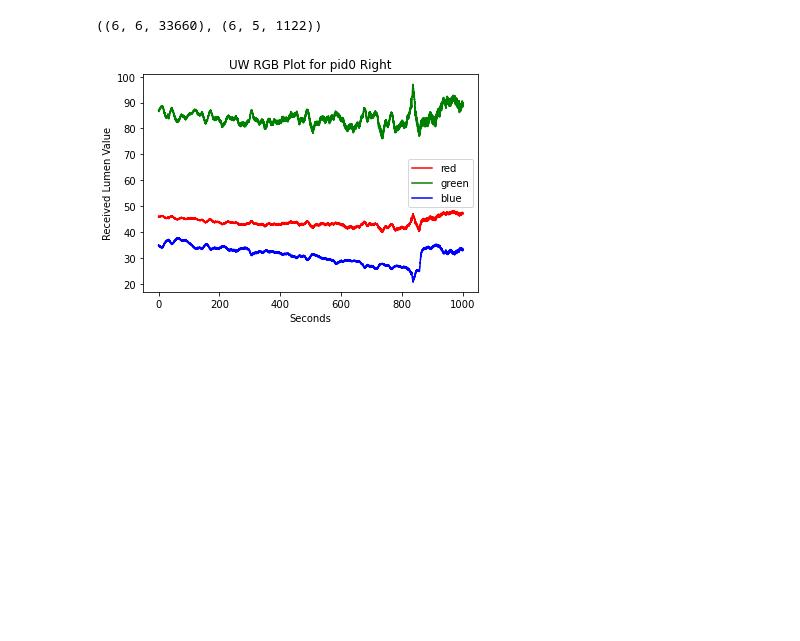
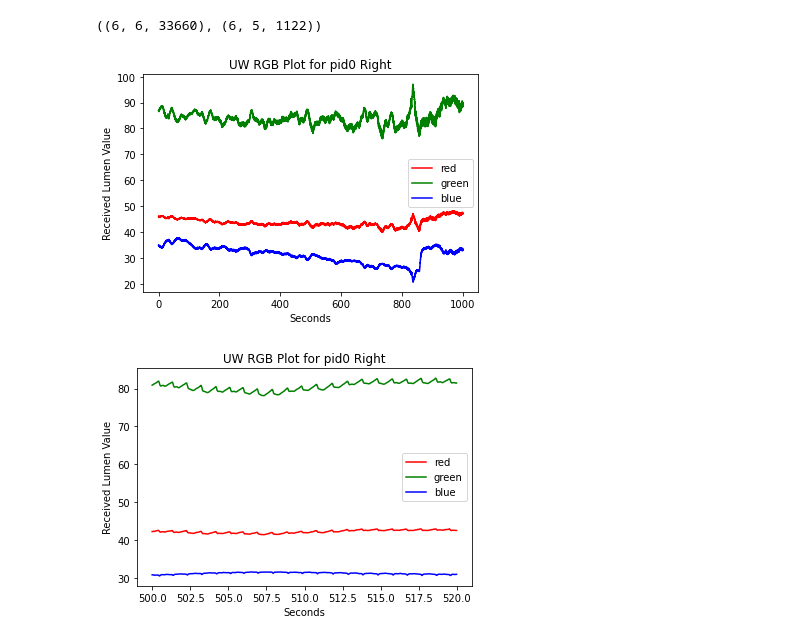
Before and after one commit to ubicomplab/oximetry-phone-cam-data, a Jupyter notebook: examples/visualization.ipynb, the cells around one changed output. Cells and saved outputs as stored; diff of their text form; code cells hidden in the pictures; blank space fills up the shorter version.

```diff
--- a/examples/visualization.ipynb
+++ b/examples/visualization.ipynb
@@ -20,27 +21,28 @@ data.shape, groundtruth.shape
 # %%
 # Plot the red, green, and blue chanel in the time range. Choose either left or right hand.
 def plot_RGB(data, pid=0, left=True, sec_from=0, sec_to=1000):
     title = "pid" + str(pid)
     X = np.arange(sec_from, sec_to, 1/30)
     if left:
         plt.plot(X, data[pid, 0, sec_from*30:sec_to*30], label="red", color="red")
         plt.plot(X, data[pid, 1, sec_from*30:sec_to*30], label="green", color="green")
         plt.plot(X, data[pid, 2, sec_from*30:sec_to*30], label="blue", color="blue")
         title += " Left"
     else:
         plt.plot(X, data[pid, 3, sec_from*30:sec_to*30], label="red", color="red")
         plt.plot(X, data[pid, 4, sec_from*30:sec_to*30], label="green", color="green")
         plt.plot(X, data[pid, 5, sec_from*30:sec_to*30], label="blue", color="blue")
         title += " Right"
     plt.title("UW RGB Plot for " + title)
     plt.legend()
     plt.xlabel("Seconds")
 #     plt.ylim(0, 250)
     plt.ylabel("Received Lumen Value")
     plt.show()
 
-
 plot_RGB(data, pid=0, left=False, sec_from=0, sec_to=1000)
+plot_RGB(data, pid=0, left=False, sec_from=500, sec_to=520)
 # %% [output]
 [figure]
+[figure, added]
 # %%
```
Also changed, not shown: parts of 3 cells of this notebook, 2 other files.
